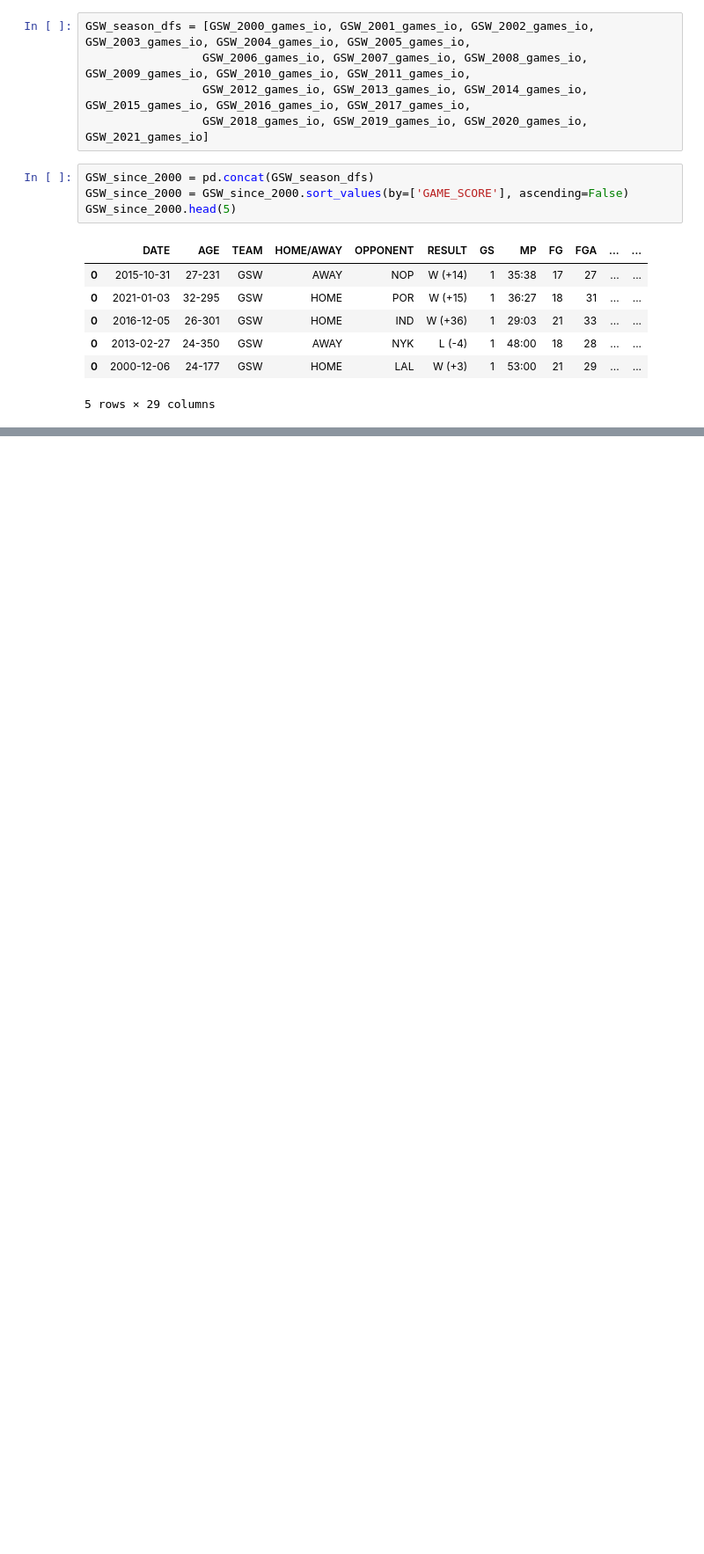
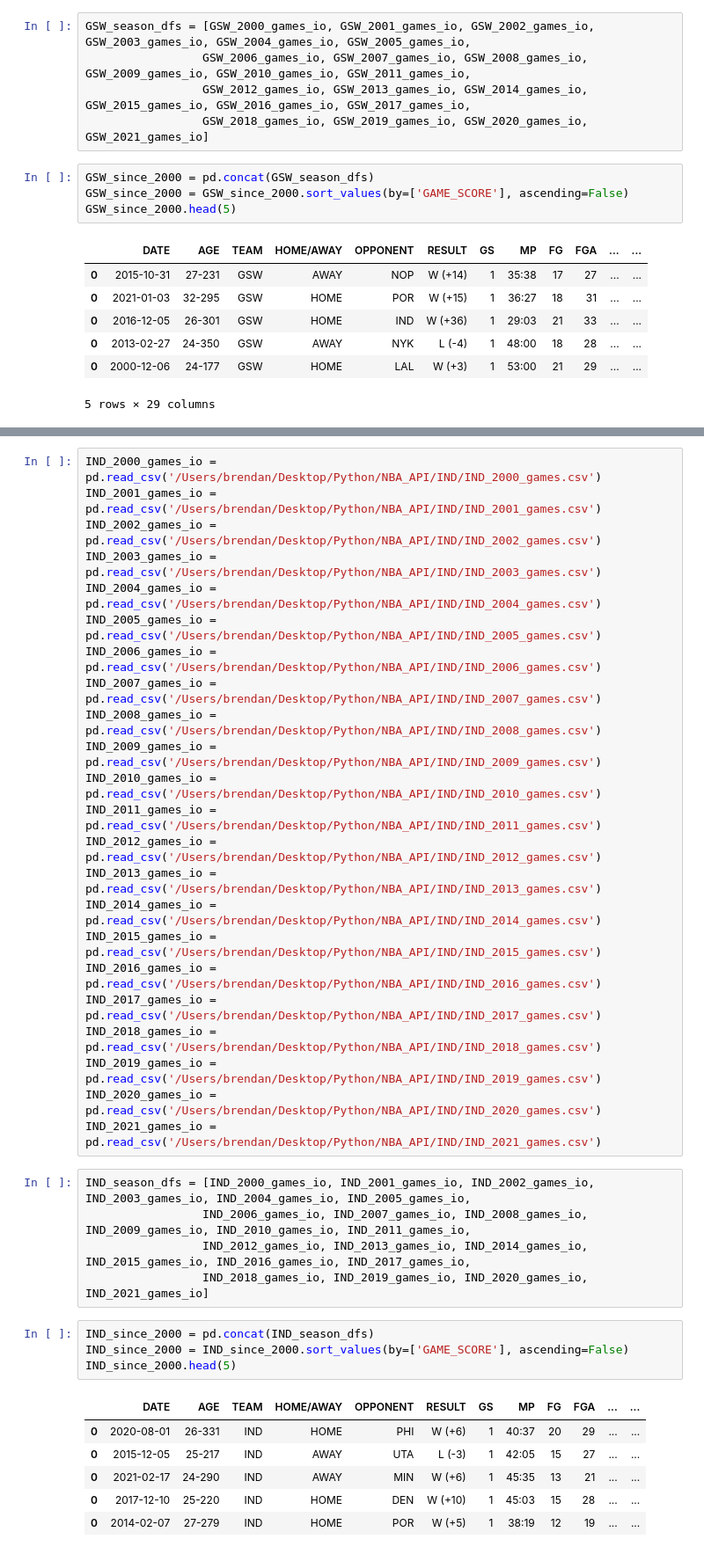
Before and after one commit to bme3412/Python, a Jupyter notebook: Projects/Basketball_reference/NBA_since_2000.ipynb, the cells around one changed output, grey strips where cells are left out. Shown at 88% size. Cells and saved outputs as stored; diff of their text form; blank space fills up the shorter version.

```diff
--- a/Projects/Basketball_reference/NBA_since_2000.ipynb
+++ b/Projects/Basketball_reference/NBA_since_2000.ipynb
@@ -338,0 +425,39 @@ GSW_since_2000.head(5)
+# %%
+IND_2000_games_io = pd.read_csv('/Users/brendan/Desktop/Python/NBA_API/IND/IND_2000_games.csv')
+IND_2001_games_io = pd.read_csv('/Users/brendan/Desktop/Python/NBA_API/IND/IND_2001_games.csv')
+IND_2002_games_io = pd.read_csv('/Users/brendan/Desktop/Python/NBA_API/IND/IND_2002_games.csv')
+IND_2003_games_io = pd.read_csv('/Users/brendan/Desktop/Python/NBA_API/IND/IND_2003_games.csv')
+IND_2004_games_io = pd.read_csv('/Users/brendan/Desktop/Python/NBA_API/IND/IND_2004_games.csv')
+IND_2005_games_io = pd.read_csv('/Users/brendan/Desktop/Python/NBA_API/IND/IND_2005_games.csv')
+IND_2006_games_io = pd.read_csv('/Users/brendan/Desktop/Python/NBA_API/IND/IND_2006_games.csv')
+IND_2007_games_io = pd.read_csv('/Users/brendan/Desktop/Python/NBA_API/IND/IND_2007_games.csv')
+IND_2008_games_io = pd.read_csv('/Users/brendan/Desktop/Python/NBA_API/IND/IND_2008_games.csv')
+IND_2009_games_io = pd.read_csv('/Users/brendan/Desktop/Python/NBA_API/IND/IND_2009_games.csv')
+IND_2010_games_io = pd.read_csv('/Users/brendan/Desktop/Python/NBA_API/IND/IND_2010_games.csv')
+IND_2011_games_io = pd.read_csv('/Users/brendan/Desktop/Python/NBA_API/IND/IND_2011_games.csv')
+IND_2012_games_io = pd.read_csv('/Users/brendan/Desktop/Python/NBA_API/IND/IND_2012_games.csv')
+IND_2013_games_io = pd.read_csv('/Users/brendan/Desktop/Python/NBA_API/IND/IND_2013_games.csv')
+IND_2014_games_io = pd.read_csv('/Users/brendan/Desktop/Python/NBA_API/IND/IND_2014_games.csv')
+IND_2015_games_io = pd.read_csv('/Users/brendan/Desktop/Python/NBA_API/IND/IND_2015_games.csv')
+IND_2016_games_io = pd.read_csv('/Users/brendan/Desktop/Python/NBA_API/IND/IND_2016_games.csv')
+IND_2017_games_io = pd.read_csv('/Users/brendan/Desktop/Python/NBA_API/IND/IND_2017_games.csv')
+IND_2018_games_io = pd.read_csv('/Users/brendan/Desktop/Python/NBA_API/IND/IND_2018_games.csv')
+IND_2019_games_io = pd.read_csv('/Users/brendan/Desktop/Python/NBA_API/IND/IND_2019_games.csv')
+IND_2020_games_io = pd.read_csv('/Users/brendan/Desktop/Python/NBA_API/IND/IND_2020_games.csv')
+IND_2021_games_io = pd.read_csv('/Users/brendan/Desktop/Python/NBA_API/IND/IND_2021_games.csv')
+# %%
+IND_season_dfs = [IND_2000_games_io, IND_2001_games_io, IND_2002_games_io, IND_2003_games_io, IND_2004_games_io, IND_2005_games_io,
+                 IND_2006_games_io, IND_2007_games_io, IND_2008_games_io, IND_2009_games_io, IND_2010_games_io, IND_2011_games_io,
+                 IND_2012_games_io, IND_2013_games_io, IND_2014_games_io, IND_2015_games_io, IND_2016_games_io, IND_2017_games_io,
+                 IND_2018_games_io, IND_2019_games_io, IND_2020_games_io, IND_2021_games_io]
+# %%
+IND_since_2000 = pd.concat(IND_season_dfs)
+IND_since_2000 = IND_since_2000.sort_values(by=['GAME_SCORE'], ascending=False)
+IND_since_2000.head(5)
+# %% [output]
+|  | DATE | AGE | TEAM | HOME/AWAY | OPPONENT | RESULT | GS | MP | FG | FGA | ... | ... |
+| 0 | 2020-08-01 | 26-331 | IND | HOME | PHI | W (+6) | 1 | 40:37 | 20 | 29 | ... | ... |
+| 0 | 2015-12-05 | 25-217 | IND | AWAY | UTA | L (-3) | 1 | 42:05 | 15 | 27 | ... | ... |
+| 0 | 2021-02-17 | 24-290 | IND | AWAY | MIN | W (+6) | 1 | 45:35 | 13 | 21 | ... | ... |
+| 0 | 2017-12-10 | 25-220 | IND | HOME | DEN | W (+10) | 1 | 45:03 | 15 | 28 | ... | ... |
+| 0 | 2014-02-07 | 27-279 | IND | HOME | POR | W (+5) | 1 | 38:19 | 12 | 19 | ... | ... |
```
Also changed, not shown: parts of 20 cells of this notebook.
